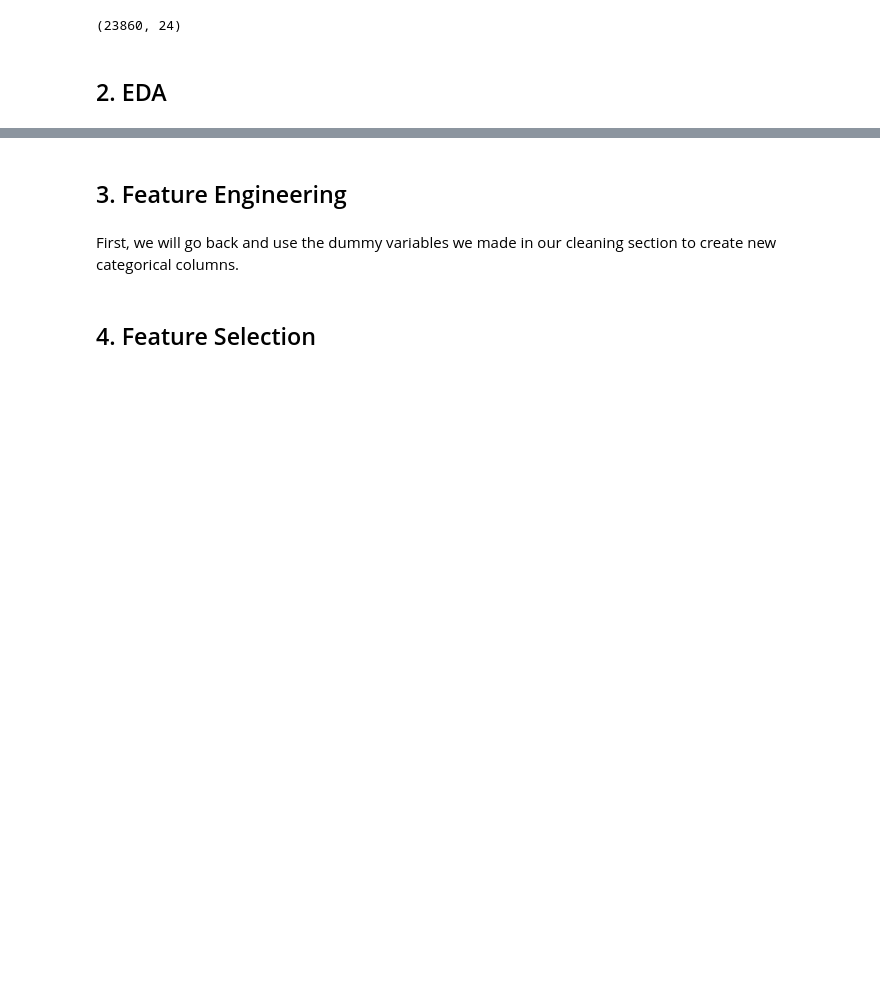
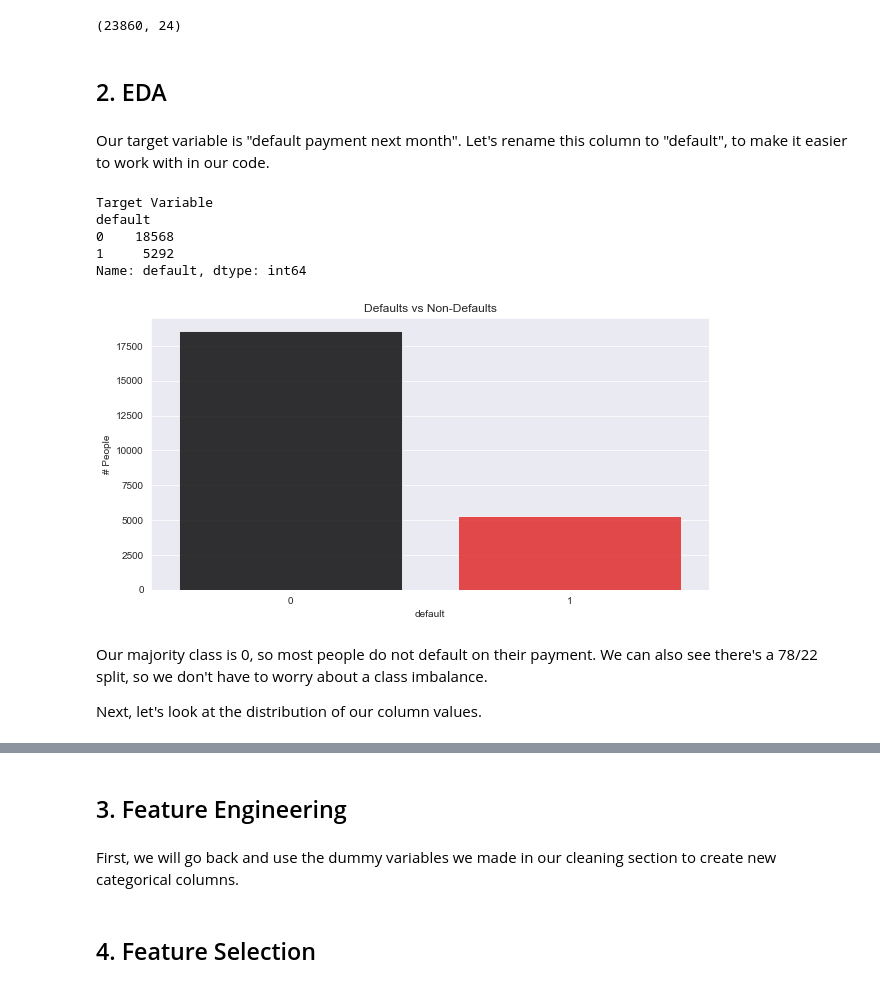
Before and after one commit to CaryMosley/Mod3Bakeoff, a Jupyter notebook: Mod 3 Bake Off.ipynb, the cells around one changed output, grey strips where cells are left out. Cells and saved outputs as stored; diff of their text form; code cells hidden in the pictures; blank space fills up the shorter version.

```diff
--- a/Mod 3 Bake Off.ipynb
+++ b/Mod 3 Bake Off.ipynb
@@ -346,3 +353,29 @@ df.shape
 (23860, 24)
 # %% [markdown]
 ## 2. EDA
+# %% [markdown]
+Our target variable is "default payment next month". Let's rename this column to "default", to make it easier to work with in our code.
+# %%
+df.rename(columns={"default payment next month": "default"},inplace = True)
+# %%
+# Default Count
+print('Target Variable')
+print(df.groupby(['default']).default.count())
+
+# Target Variable Countplot
+plt.figure(figsize = (10,5))
+sns.countplot(df['default'], alpha =.80, palette= ['black','red'])
+plt.title('Defaults vs Non-Defaults')
+plt.ylabel('# People')
+plt.show()
+# %% [output]
+Target Variable
+default
+0    18568
+1     5292
+Name: default, dtype: int64
+[figure, added]
+# %% [markdown]
+Our majority class is 0, so most people do not default on their payment. We can also see there's a 78/22 split, so we don't have to worry about a class imbalance.
+
+Next, let's look at the distribution of our column values.
```
Also changed, not shown: parts of 13 cells of this notebook.
